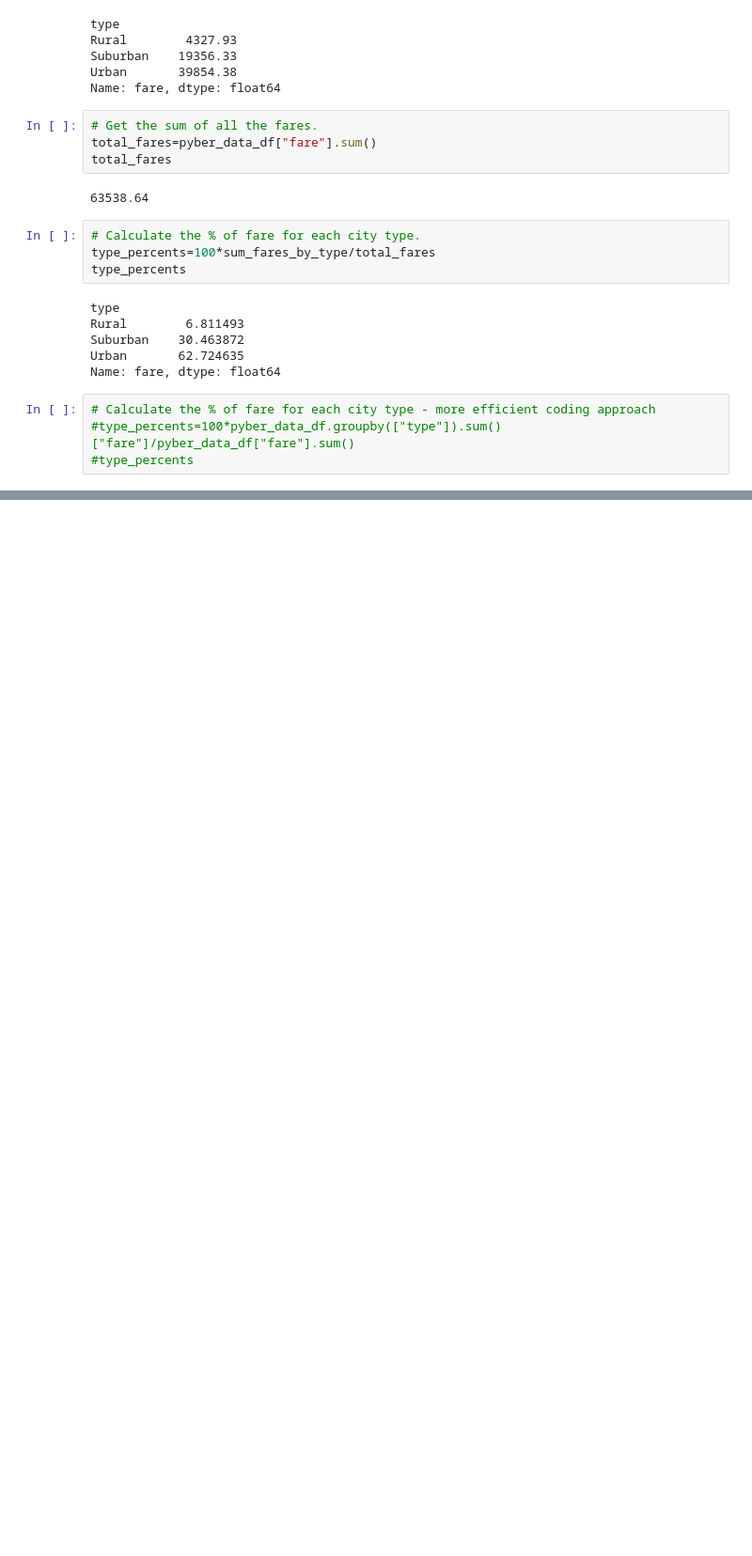
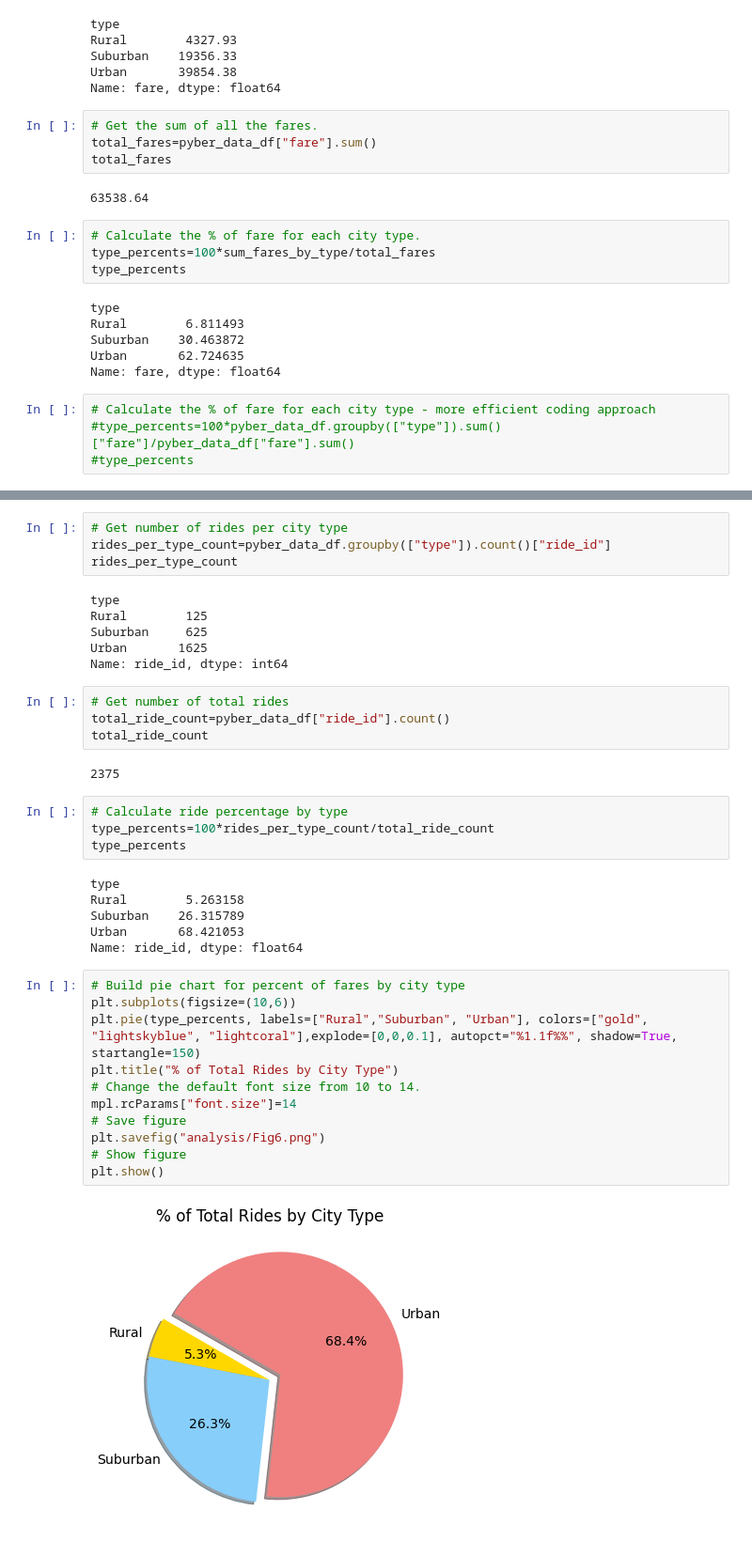
Before and after one commit to tessiertodd/PyBer_Analysis, a Jupyter notebook: PyBer.ipynb, the cells around one changed output, grey strips where cells are left out. Shown: that part at 94% size. Cells and saved outputs as stored; diff of their text form; blank space fills up the shorter version.

Commit message:
pie chart 2 created

```diff
--- a/PyBer.ipynb
+++ b/PyBer.ipynb
@@ -862,0 +863,39 @@ plt.show()
+# %%
+# Get number of rides per city type
+rides_per_type_count=pyber_data_df.groupby(["type"]).count()["ride_id"]
+rides_per_type_count
+# %% [output]
+type
+Rural        125
+Suburban     625
+Urban       1625
+Name: ride_id, dtype: int64
+# %%
+# Get number of total rides
+total_ride_count=pyber_data_df["ride_id"].count()
+total_ride_count
+# %% [output]
+2375
+# %%
+# Calculate ride percentage by type
+type_percents=100*rides_per_type_count/total_ride_count
+type_percents
+# %% [output]
+type
+Rural        5.263158
+Suburban    26.315789
+Urban       68.421053
+Name: ride_id, dtype: float64
+# %%
+# Build pie chart for percent of fares by city type
+plt.subplots(figsize=(10,6))
+plt.pie(type_percents, labels=["Rural","Suburban", "Urban"], colors=["gold", "lightskyblue", "lightcoral"],explode=[0,0,0.1], autopct="%1.1f%%", shadow=True, startangle=150)
+plt.title("% of Total Rides by City Type")
+# Change the default font size from 10 to 14.
+mpl.rcParams["font.size"]=14
+# Save figure
+plt.savefig("analysis/Fig6.png")
+# Show figure
+plt.show()
+# %% [output]
+[figure, added]
```
Also changed, not shown: parts of 1 cell of this notebook.
